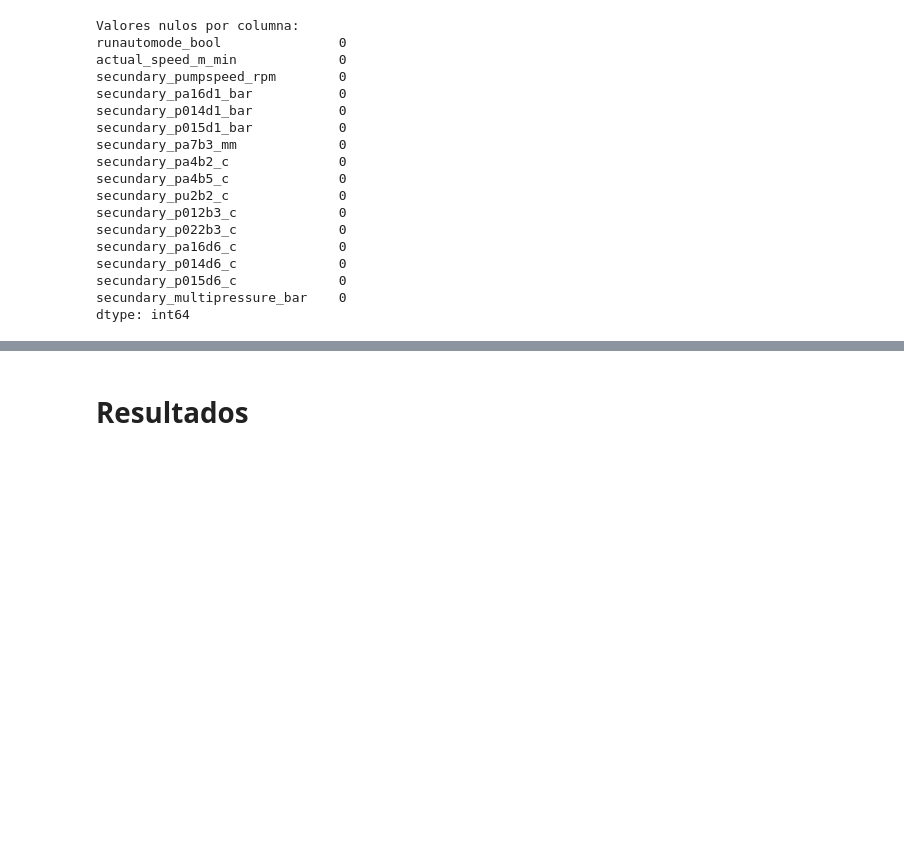
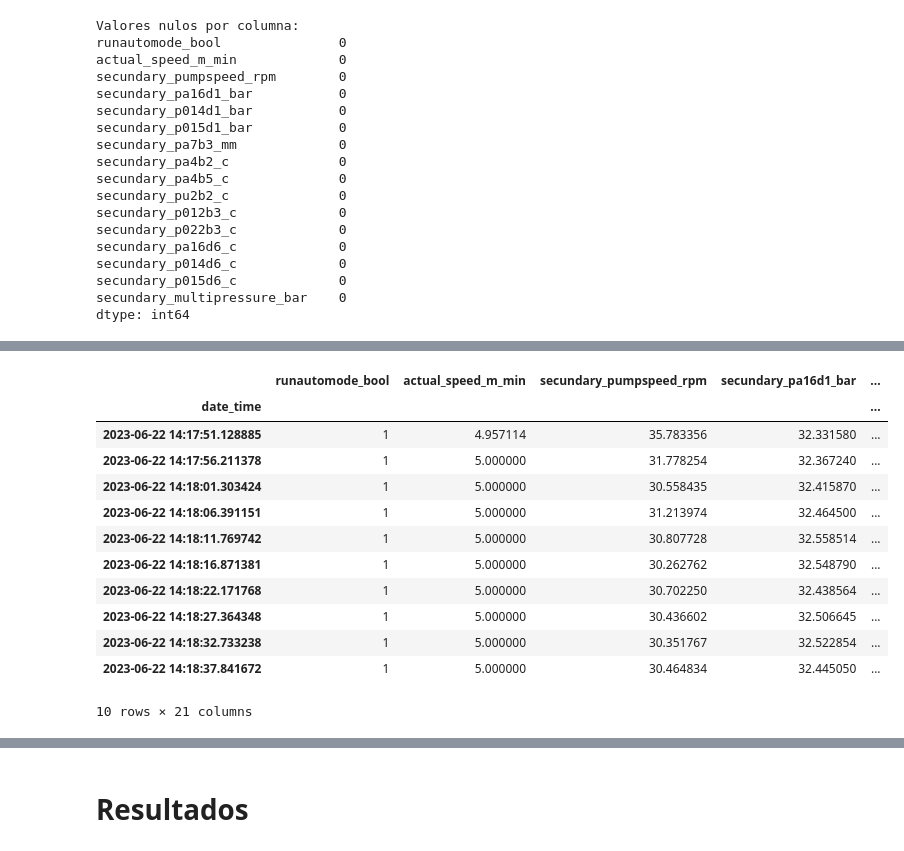
Before and after one commit to emmanuelrosales/ML_FinalProject, a Jupyter notebook: ML_FinalProject.ipynb, the cells around one changed output, grey strips where cells are left out. Saved outputs shown, nothing was run; the diff lists cells and outputs as text; code cells hidden in the pictures; blank space fills up the shorter version.

```diff
--- a/ML_FinalProject.ipynb
+++ b/ML_FinalProject.ipynb
@@ -193,0 +197,4 @@ https://scikit-learn.org/stable/modules/generated/sklearn.model_selection.TimeSe
+# %%
+encoder = LabelEncoder()
+processed_dataset['runautomode_bool'] = encoder.fit_transform(processed_dataset['runautomode_bool'])
+processed_dataset.head()
@@ -193,0 +212,24 @@ https://scikit-learn.org/stable/modules/generated/sklearn.model_selection.TimeSe
+# %%
+#Creamos un Lag de 5
+numOfLags = 6
+
+for i in range(1, numOfLags):
+    processed_dataset[f't-{i}'] = processed_dataset['secundary_multipressure_bar'].shift(i)
+
+processed_dataset = processed_dataset.dropna()
+
+processed_dataset.head(10)
+# %% [output]
+|  | runautomode_bool | actual_speed_m_min | secundary_pumpspeed_rpm | secundary_pa16d1_bar | ... |
+| date_time |  |  |  |  | ... |
+| 2023-06-22 14:17:51.128885 | 1 | 4.957114 | 35.783356 | 32.331580 | ... |
+| 2023-06-22 14:17:56.211378 | 1 | 5.000000 | 31.778254 | 32.367240 | ... |
+| 2023-06-22 14:18:01.303424 | 1 | 5.000000 | 30.558435 | 32.415870 | ... |
+| 2023-06-22 14:18:06.391151 | 1 | 5.000000 | 31.213974 | 32.464500 | ... |
+| 2023-06-22 14:18:11.769742 | 1 | 5.000000 | 30.807728 | 32.558514 | ... |
+| 2023-06-22 14:18:16.871381 | 1 | 5.000000 | 30.262762 | 32.548790 | ... |
+| 2023-06-22 14:18:22.171768 | 1 | 5.000000 | 30.702250 | 32.438564 | ... |
+| 2023-06-22 14:18:27.364348 | 1 | 5.000000 | 30.436602 | 32.506645 | ... |
+| 2023-06-22 14:18:32.733238 | 1 | 5.000000 | 30.351767 | 32.522854 | ... |
+| 2023-06-22 14:18:37.841672 | 1 | 5.000000 | 30.464834 | 32.445050 | ... |
+10 rows × 21 columns
```
Also changed, not shown: parts of 14 cells of this notebook.
